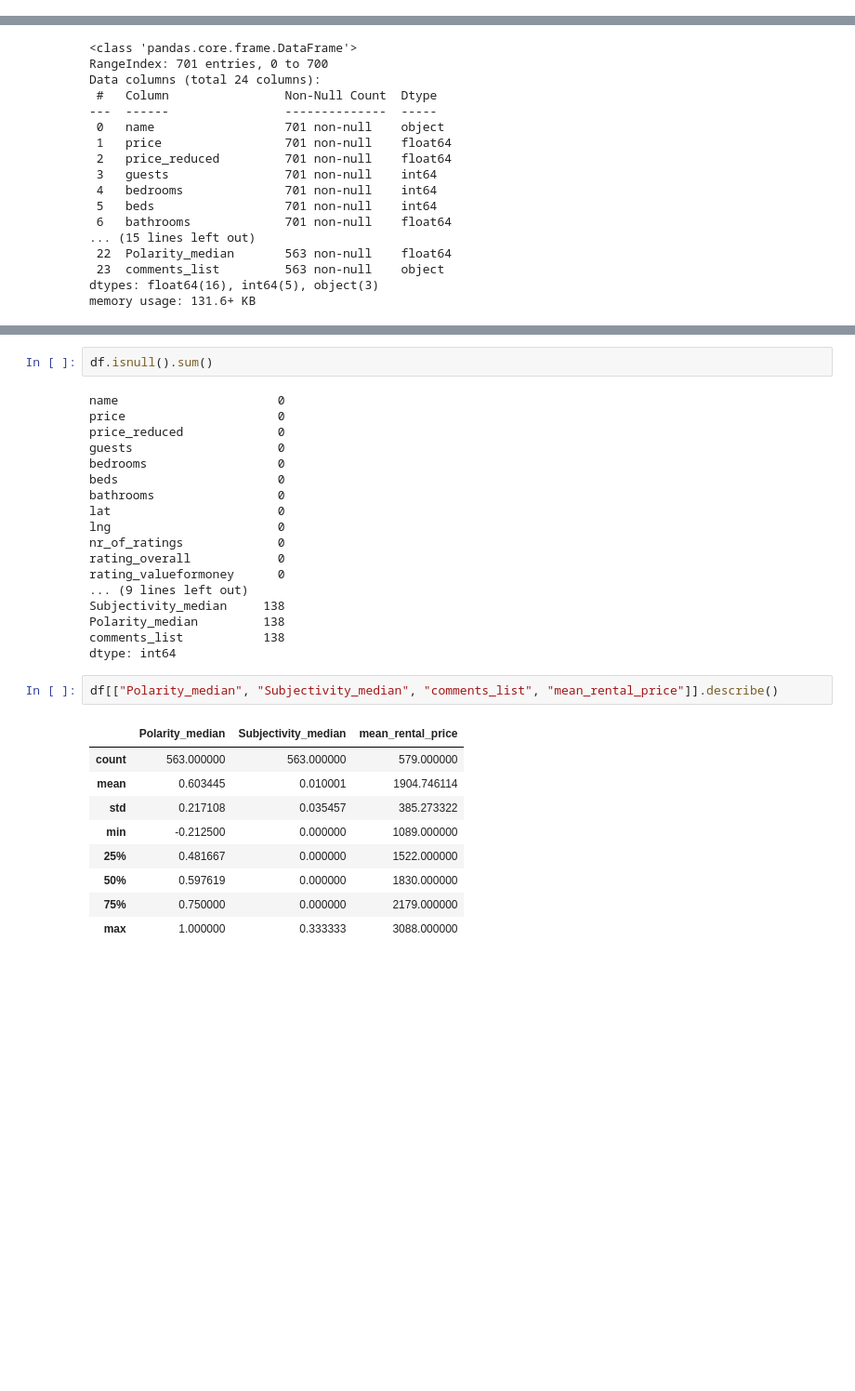
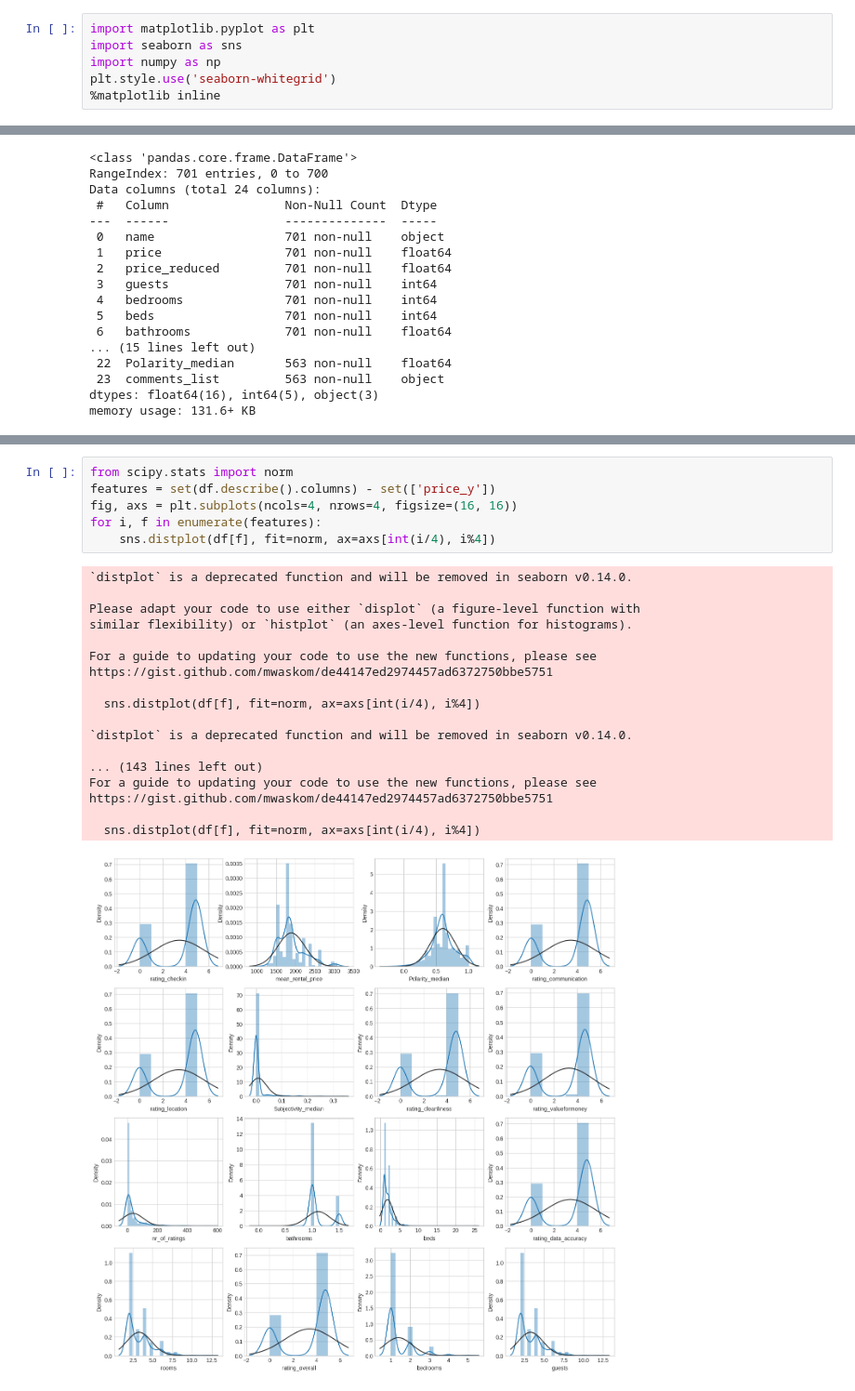
Before and after one commit to sephiran/applied-data-science, a Jupyter notebook: model/price.ipynb, the cells around one changed output, grey strips where cells are left out. Shown at 93% size. Cells and saved outputs as stored; diff of their text form; blank space fills up the shorter version.

```diff
--- a/model/price.ipynb
+++ b/model/price.ipynb
@@ -41,3 +48,9 @@ OperationalError: could not translate host name "postgres" to address: nodename
+# %%
+import matplotlib.pyplot as plt
+import seaborn as sns
+import numpy as np
+plt.style.use('seaborn-whitegrid')
+%matplotlib inline
 # %%
 df.drop(columns=["Unnamed: 0"], inplace=True)
 df.head()
@@ -85,32 +178,25 @@ df.describe()
-# %%
-df.isnull().sum()
-# %% [output]
-name                      0
-price                     0
-price_reduced             0
-guests                    0
-bedrooms                  0
-beds                      0
-bathrooms                 0
-lat                       0
-lng                       0
-nr_of_ratings             0
-rating_overall            0
-rating_valueformoney      0
-... (9 lines left out)
-Subjectivity_median     138
-Polarity_median         138
-comments_list           138
-dtype: int64
-# %%
-df[["Polarity_median", "Subjectivity_median", "comments_list", "mean_rental_price"]].describe()
-# %% [output]
-|  | Polarity_median | Subjectivity_median | mean_rental_price |
-| count | 563.000000 | 563.000000 | 579.000000 |
-| mean | 0.603445 | 0.010001 | 1904.746114 |
-| std | 0.217108 | 0.035457 | 385.273322 |
-| min | -0.212500 | 0.000000 | 1089.000000 |
-| 25% | 0.481667 | 0.000000 | 1522.000000 |
-| 50% | 0.597619 | 0.000000 | 1830.000000 |
-| 75% | 0.750000 | 0.000000 | 2179.000000 |
-| max | 1.000000 | 0.333333 | 3088.000000 |
+# %%
+from scipy.stats import norm
+features = set(df.describe().columns) - set(['price_y'])
+fig, axs = plt.subplots(ncols=4, nrows=4, figsize=(16, 16))
+for i, f in enumerate(features):
+    sns.distplot(df[f], fit=norm, ax=axs[int(i/4), i%4])
+# %% [output]
+`distplot` is a deprecated function and will be removed in seaborn v0.14.0.
+
+Please adapt your code to use either `displot` (a figure-level function with
+similar flexibility) or `histplot` (an axes-level function for histograms).
+
+For a guide to updating your code to use the new functions, please see
+https://gist.github.com/mwaskom/de44147ed2974457ad6372750bbe5751
+
+  sns.distplot(df[f], fit=norm, ax=axs[int(i/4), i%4])
+
+`distplot` is a deprecated function and will be removed in seaborn v0.14.0.
+
+... (143 lines left out)
+For a guide to updating your code to use the new functions, please see
+https://gist.github.com/mwaskom/de44147ed2974457ad6372750bbe5751
+
+  sns.distplot(df[f], fit=norm, ax=axs[int(i/4), i%4])
+[figure, added]
```
Also changed, not shown: parts of 43 cells of this notebook, 2 other files.
